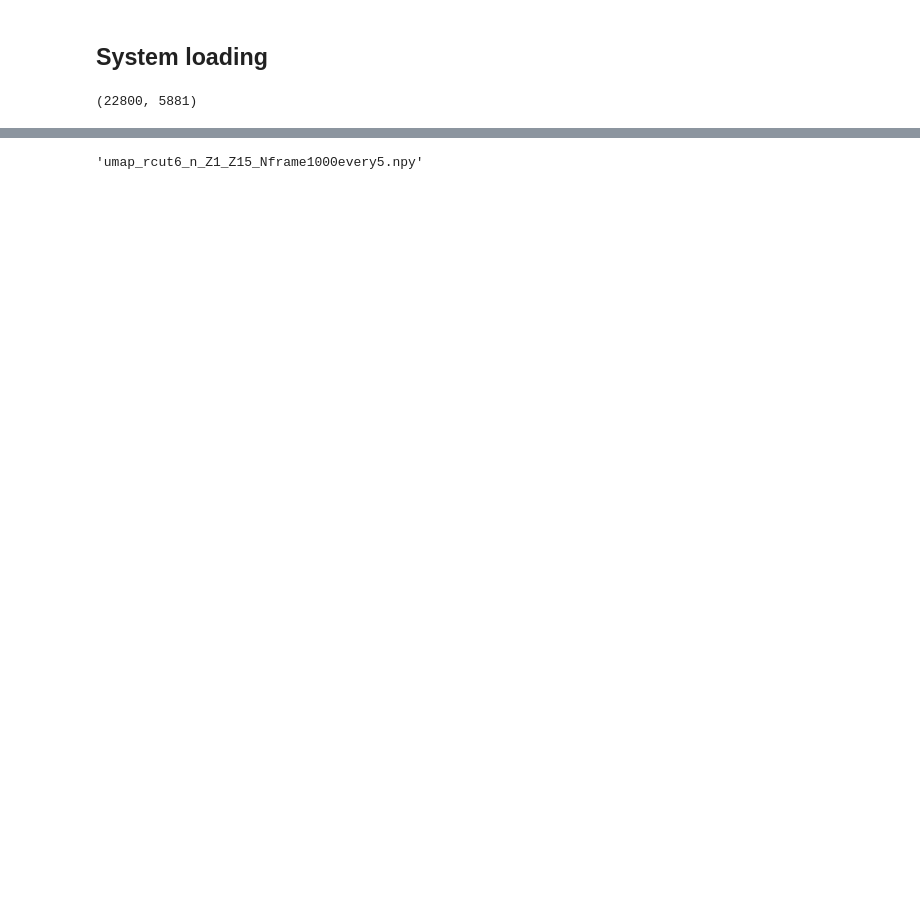
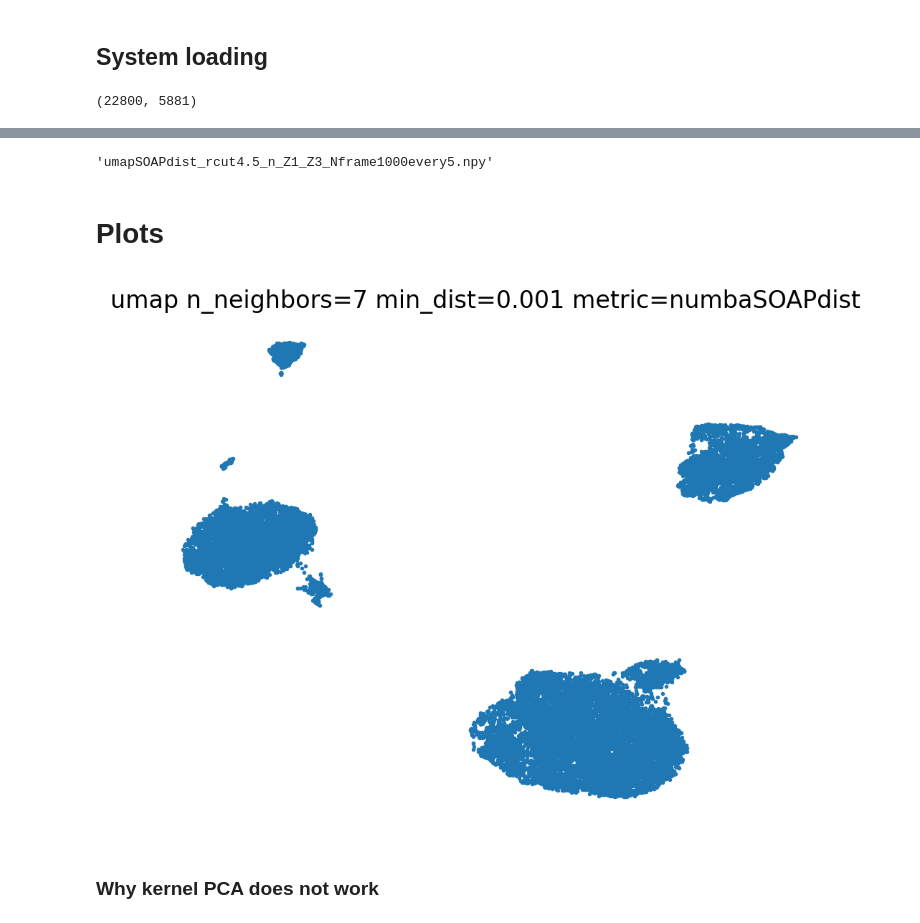
Before and after one commit to imagdau/MLanalysis, a Jupyter notebook: LiquidElectrolyte/2.dimreduction/dimreduction.ipynb, the cells around one changed output, grey strips where cells are left out. Saved outputs shown, nothing was run; the diff lists cells and outputs as text; code cells hidden in the pictures; blank space fills up the shorter version.

```diff
--- a/LiquidElectrolyte/2.dimreduction/dimreduction.ipynb
+++ b/LiquidElectrolyte/2.dimreduction/dimreduction.ipynb
@@ -51,9 +112,9 @@ def get_dimreduction(data, method, method_dict):
 # %%
-# inputs
-
+# embedding method and dict
 method = 'umap'
-lpca_dict = dict(
-    n_components = 9
+emb_dict = dict(
+    n_neighbors = 7,
+    min_dist = 0.001,
+    metric = numbaSOAPdist
 )
-umap_dict = dict()
 # %%
@@ -102,6 +138,6 @@ if method == 'lpca':
 # %%
-save_name = sysname.replace('soap_', method+'_')
+save_name = sysname.replace('soap_', method+sysSpecInfo+'_')
 save_name
 # %% [output]
-'umap_rcut6_n_Z1_Z15_Nframe1000every5.npy'
+'umapSOAPdist_rcut4.5_n_Z1_Z3_Nframe1000every5.npy'
 # %%
@@ -109,2 +145,33 @@ np.save(prod_dir+save_name, dimred_data)
 # %%
 # !ls ./dimred_data/
+# %% [markdown]
+# Plots
+# %%
+removeAXE = True
+# %%
+fig, ax = plotTools.get_axes(1)
+
+if Xemb.shape[1] > 2:
+    ax.scatter(Xemb[:,0], Xemb[:,1],
+                  c=Xemb[:,2], s=10)
+elif Xemb.shape[1] == 2:
+    ax.scatter(*Xemb.T, s=1)
+
+title_str = ''
+for par,val in emb_dict.items():
+    if isinstance(val, str):
+        title_str += par+'='+val+' '
+    elif isinstance(val, int) or isinstance(val, float):
+        title_str += par+'='+str(val)+' '
+    else:
+        title_str += par+'='+val.__name__+' '
+
+ax.set_title(f'{method} {title_str}')
+if removeAXE:
+    plotTools.remove_frame(ax)
+
+fig.tight_layout()
+fig.savefig(f"{prod_dir}{method}{Xemb.shape[1]}_reduction_{sysInfoName}{sysSpecInfo}",
+            transparent=True)
+# %% [output]
+[figure, new version]
@@ -110,0 +188,2 @@ np.save(prod_dir+save_name, dimred_data)
+# %% [markdown]
+### Why kernel PCA does not work
```
Also changed, not shown: parts of 31 cells of this notebook, 47 other files.
